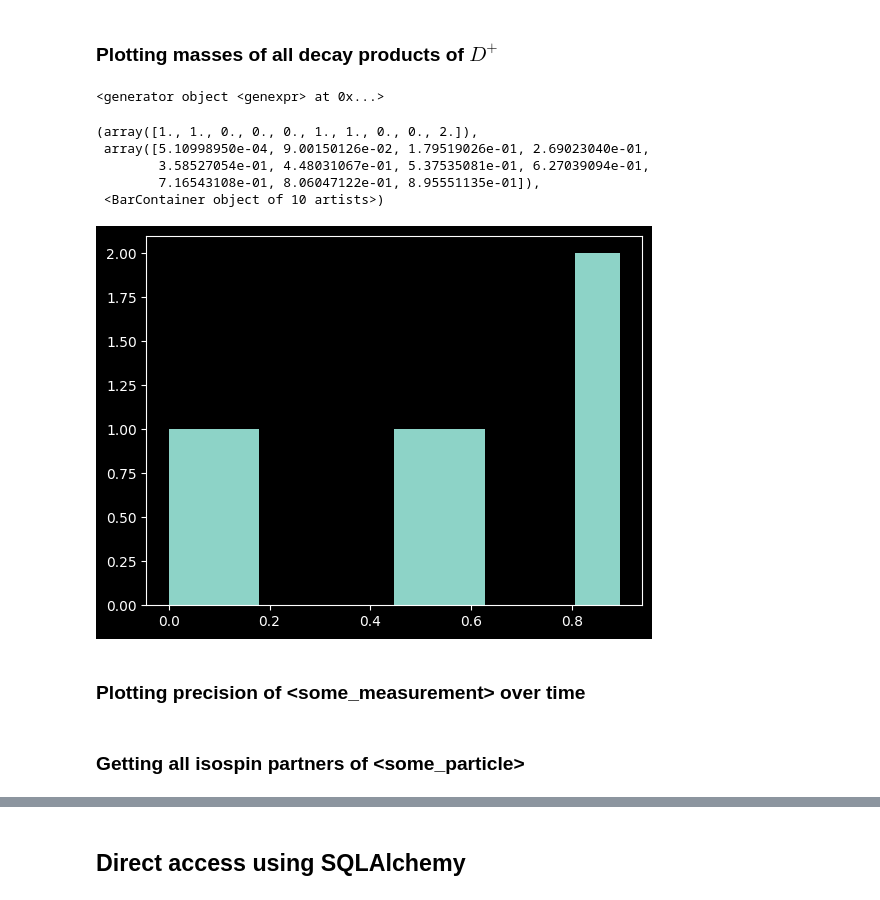
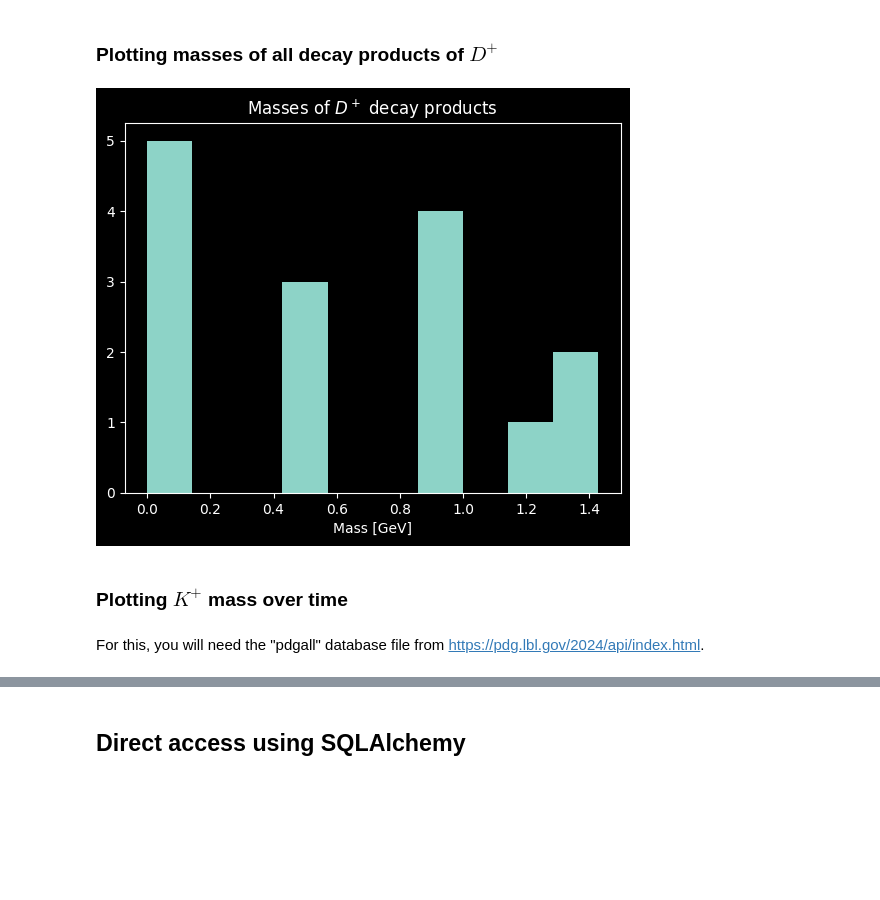
Before and after one commit to mjkramer/pyhep_tutorial, a Jupyter notebook: pyhep_tutorial.ipynb, the cells around one changed output, grey strips where cells are left out. Cells and saved outputs as stored; diff of their text form; code cells hidden in the pictures; blank space fills up the shorter version.

```diff
--- a/pyhep_tutorial.ipynb
+++ b/pyhep_tutorial.ipynb
@@ -300,5 +289,5 @@ list(p.exclusive_branching_fractions())
 # %%
-decay = _[0]
+decay = next(p.exclusive_branching_fractions())
 # %%
 decay
 # %% [output]
@@ -498,0 +470,7 @@ descriptions
+# %%
+descriptions = set()
+for particle_list in api.get_all('PART'):
+    for p in particle_list:
+        for decay in p.branching_fractions():
+            descriptions.add(decay.description)
+list(descriptions)[:10]
@@ -563,32 +543,25 @@ plt.title('Radiative Upsilon(1S) decays');
 [figure]
 # %% [markdown]
 ### Plotting masses of all decay products of $D^+$
-# %%
-g = (i for i in [1, 2, 3])
-g
-# %% [output]
-<generator object <genexpr> at 0x...>
 # %%
 all_masses = set()
 # p = api.get_particle_by_name('Upsilon(1S)')
 p = api.get_particle_by_name('D0')
-for decay in p.branching_fractions():
+for decay in p.exclusive_branching_fractions():
     for p in decay.decay_products:
         if not p.item.has_particle:
             continue
-        mass_prop = next(p.item.particle.masses(), None)
-        if mass_prop is None:
-            continue
-        all_masses.add(mass_prop.value)
-plt.hist(masses)
+#        mass_prop = next(p.item.particle.masses(), None)
+#        if mass_prop is None or mass_prop.value is None:
+#            continue
+        if p.item.particle.has_mass_entry:
+            all_masses.add(p.item.particle.mass)
+plt.hist(all_masses);
+plt.xlabel('Mass [GeV]')
+plt.title('Masses of $D^+$ decay products');
 # %% [output]
-(array([1., 1., 0., 0., 0., 1., 1., 0., 0., 2.]),
- array([5.10998950e-04, 9.00150126e-02, 1.79519026e-01, 2.69023040e-01,
-        3.58527054e-01, 4.48031067e-01, 5.37535081e-01, 6.27039094e-01,
-        7.16543108e-01, 8.06047122e-01, 8.95551135e-01]),
- <BarContainer object of 10 artists>)
-[figure, old version]
+[figure, new version]
 # %% [markdown]
-### Plotting precision of \<some_measurement\> over time
+### Plotting $K^+$ mass over time
-# %% [markdown]
-### Getting all isospin partners of \<some_particle\>
+# %% [markdown]
+For this, you will need the "pdgall" database file from https://pdg.lbl.gov/2024/api/index.html.
```
Also changed, not shown: parts of 40 cells of this notebook.
